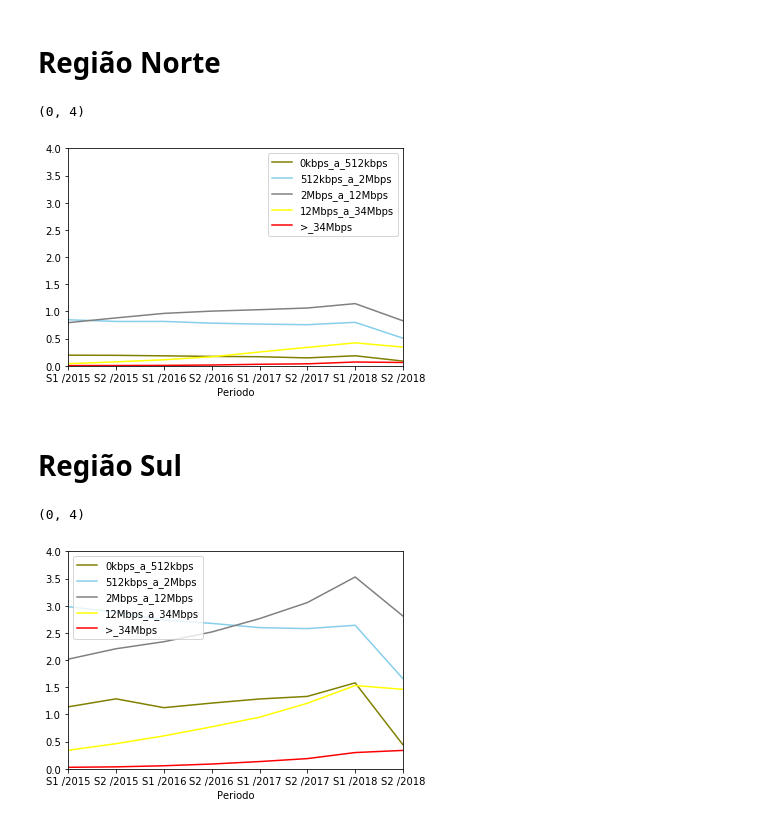
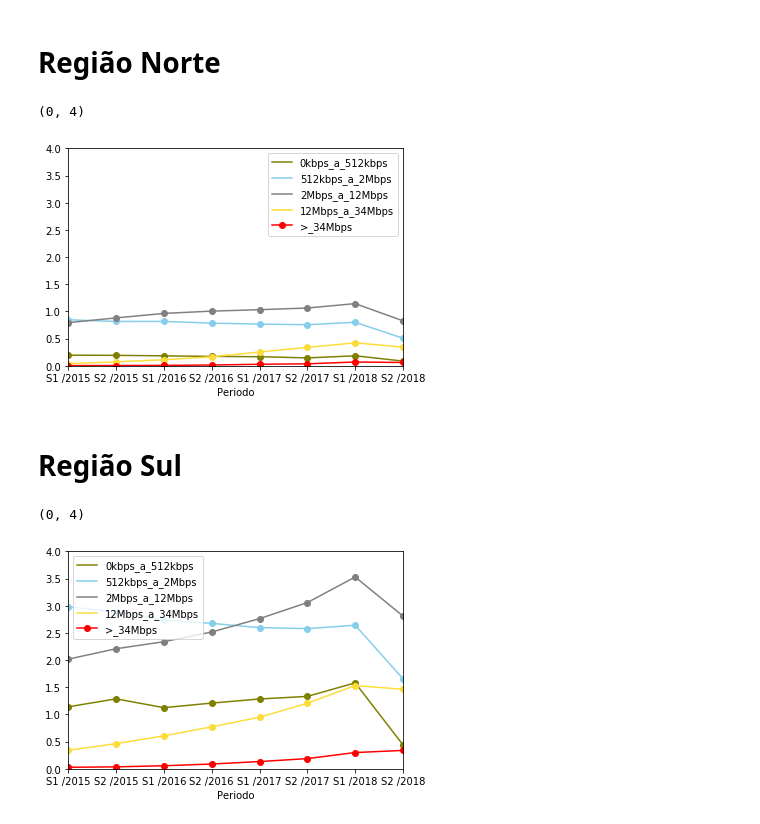
Before and after one commit to igorandradeio/growth-of-fixed-broadband, a Jupyter notebook: REGIAO_NORTE.ipynb, the cells around one changed output. Cells and saved outputs as stored; diff of their text form; code cells hidden in the pictures.

```diff
--- a/REGIAO_NORTE.ipynb
+++ b/REGIAO_NORTE.ipynb
@@ -282,26 +362,26 @@ dfFinalSul5.plot(color = 'olive', x = 'Periodo')
 # %% [markdown]
 # Região Norte
 # %%
-ax = dfFinalNrt1.plot(kind = 'line', x = 'Periodo', y = '0kbps_a_512kbps', color = 'olive')
-dfFinalNrt2.plot(kind = 'line', x = 'Periodo', y = '512kbps_a_2Mbps', color = 'skyblue', ax = ax)
-dfFinalNrt3.plot(kind = 'line', x = 'Periodo', y = '2Mbps_a_12Mbps', color = 'grey', ax = ax)
-dfFinalNrt4.plot(kind = 'line', x = 'Periodo', y = '12Mbps_a_34Mbps', color = 'yellow', ax = ax)
-dfFinalNrt5.plot(kind = 'line', x = 'Periodo', y = '>_34Mbps', color = 'red', ax = ax)
+ax = dfFinalNrt1.plot(kind = 'line', x = 'Periodo', y = '0kbps_a_512kbps', color = 'olive', marker='o')
+dfFinalNrt2.plot(kind = 'line', x = 'Periodo', y = '512kbps_a_2Mbps', color = 'skyblue', marker='o', ax = ax)
+dfFinalNrt3.plot(kind = 'line', x = 'Periodo', y = '2Mbps_a_12Mbps', color = 'grey', marker='o', ax = ax)
+dfFinalNrt4.plot(kind = 'line', x = 'Periodo', y = '12Mbps_a_34Mbps', color = '#FCDC3A', marker='o', ax = ax)
+dfFinalNrt5.plot(kind = 'line', x = 'Periodo', y = '>_34Mbps', color = 'red', marker='o', ax = ax)
 axes = plt.gca()
 axes.set_ylim([0,4])
 # %% [output]
 (0, 4)
-[figure, old version]
+[figure, new version]
 # %% [markdown]
 # Região Sul
 # %%
-ax = dfFinalSul1.plot(kind = 'line', x = 'Periodo', y = '0kbps_a_512kbps', color = 'olive')
-dfFinalSul2.plot(kind = 'line', x = 'Periodo', y = '512kbps_a_2Mbps', color = 'skyblue', ax = ax)
-dfFinalSul3.plot(kind = 'line', x = 'Periodo', y = '2Mbps_a_12Mbps', color = 'grey', ax = ax)
-dfFinalSul4.plot(kind = 'line', x = 'Periodo', y = '12Mbps_a_34Mbps', color = 'yellow', ax = ax)
-dfFinalSul5.plot(kind = 'line', x = 'Periodo', y = '>_34Mbps', color = 'red', ax = ax)
+ax = dfFinalSul1.plot(kind = 'line', x = 'Periodo', y = '0kbps_a_512kbps', color = 'olive', marker='o')
+dfFinalSul2.plot(kind = 'line', x = 'Periodo', y = '512kbps_a_2Mbps', color = 'skyblue', marker='o', ax = ax)
+dfFinalSul3.plot(kind = 'line', x = 'Periodo', y = '2Mbps_a_12Mbps', color = 'grey', marker='o', ax = ax)
+dfFinalSul4.plot(kind = 'line', x = 'Periodo', y = '12Mbps_a_34Mbps', color = '#FCDC3A', marker='o', ax = ax)
+dfFinalSul5.plot(kind = 'line', x = 'Periodo', y = '>_34Mbps', color = 'red', marker='o', ax = ax)
 axes = plt.gca()
 axes.set_ylim([0,4])
 # %% [output]
 (0, 4)
-[figure, old version]
+[figure, new version]
```
Also changed, not shown: parts of 22 cells of this notebook.
